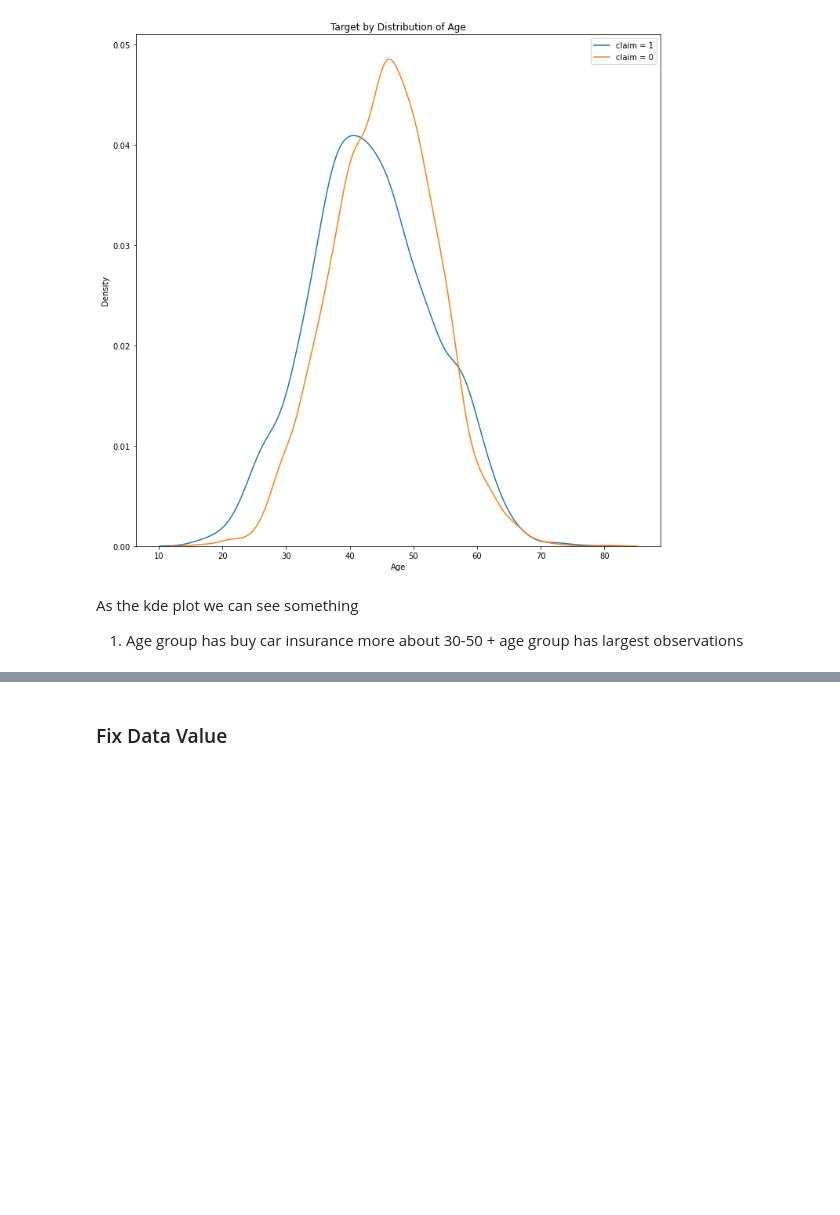
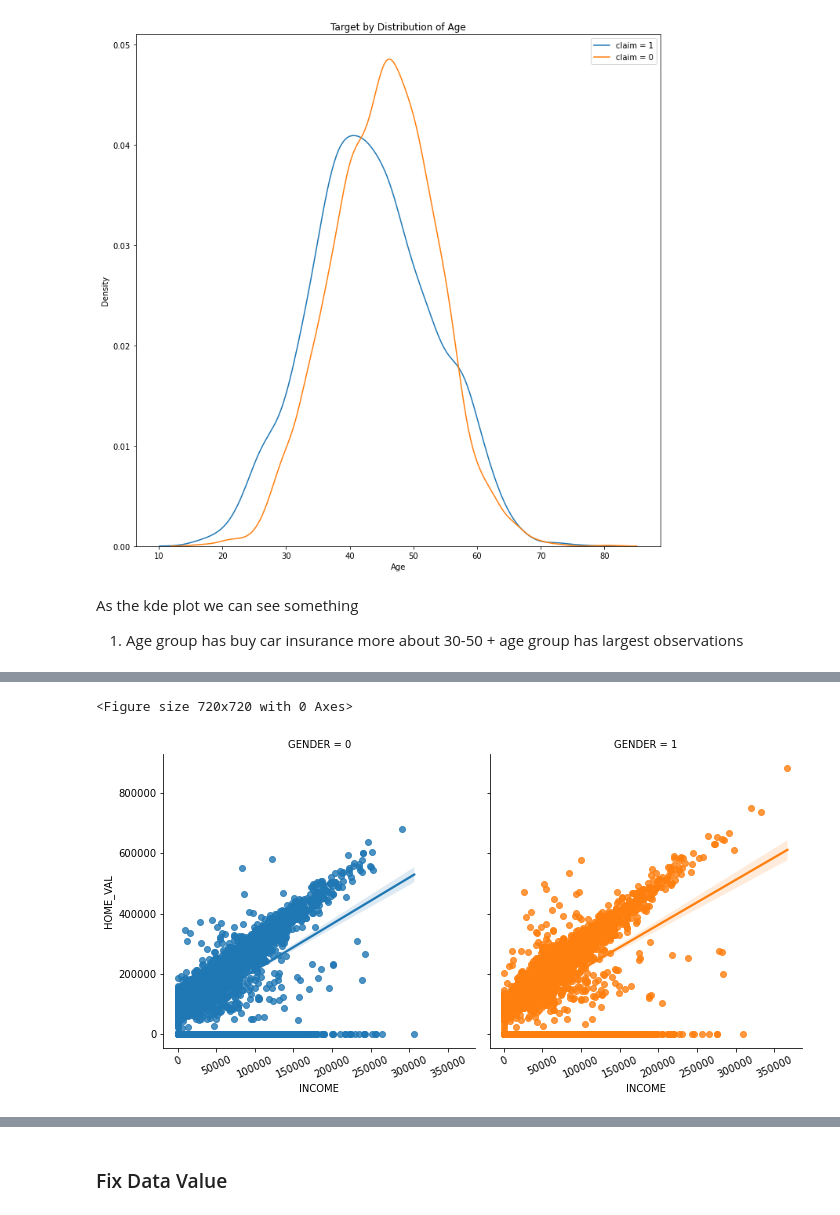
Before and after one commit to NamNguyenboomit/car-insurance, a Jupyter notebook: Analyze/test_1.ipynb, the cells around one changed output, grey strips where cells are left out. Saved outputs shown, nothing was run; the diff lists cells and outputs as text; code cells hidden in the pictures; blank space fills up the shorter version.

```diff
--- a/Analyze/test_1.ipynb
+++ b/Analyze/test_1.ipynb
@@ -759,0 +793,13 @@ As the kde plot we can see something
+# %%
+plt.figure(figsize=(10,10))
+
+income = sns.lmplot(data=df, x="INCOME", y='HOME_VAL', col='GENDER', hue='GENDER')
+
+# Rotate x-axis labels
+for ax in income.axes[0]:
+    ax.tick_params(axis='x', labelrotation=25)
+
+plt.show()
+# %% [output]
+<Figure size 720x720 with 0 Axes>
+[figure, added]
```
Also changed, not shown: parts of 19 cells of this notebook, 1 other file.
